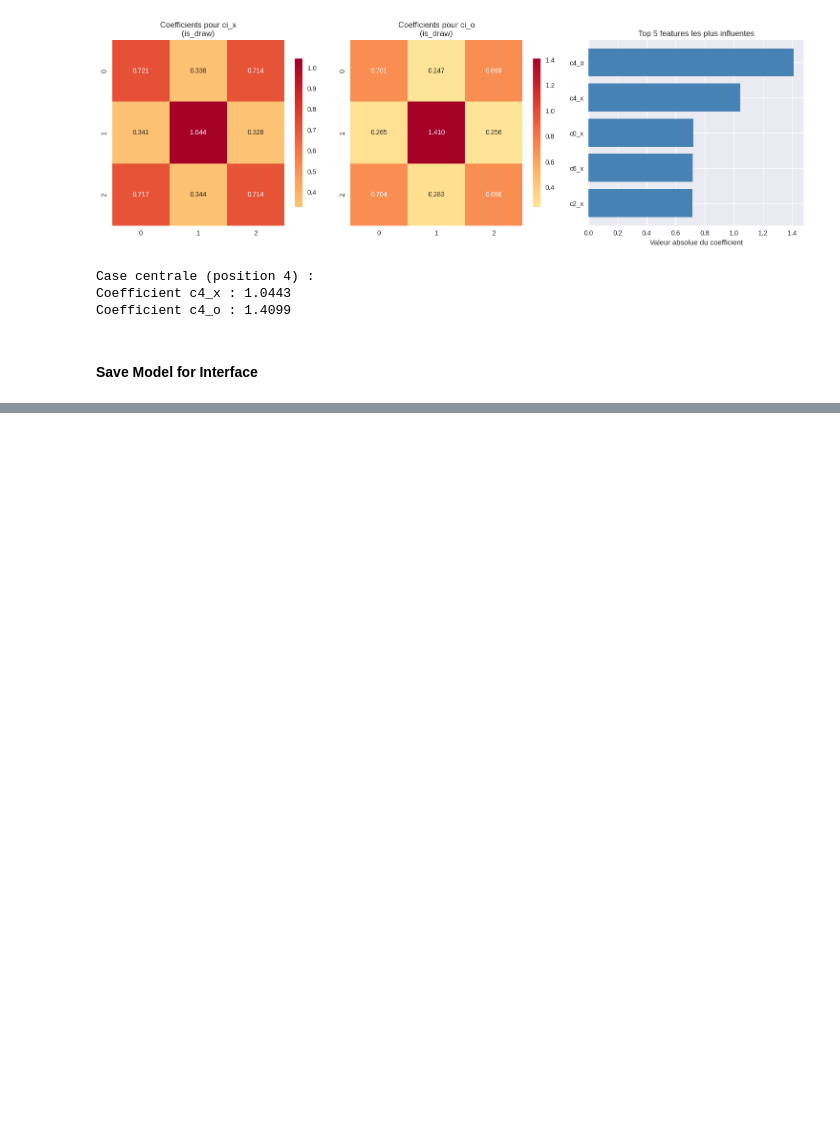
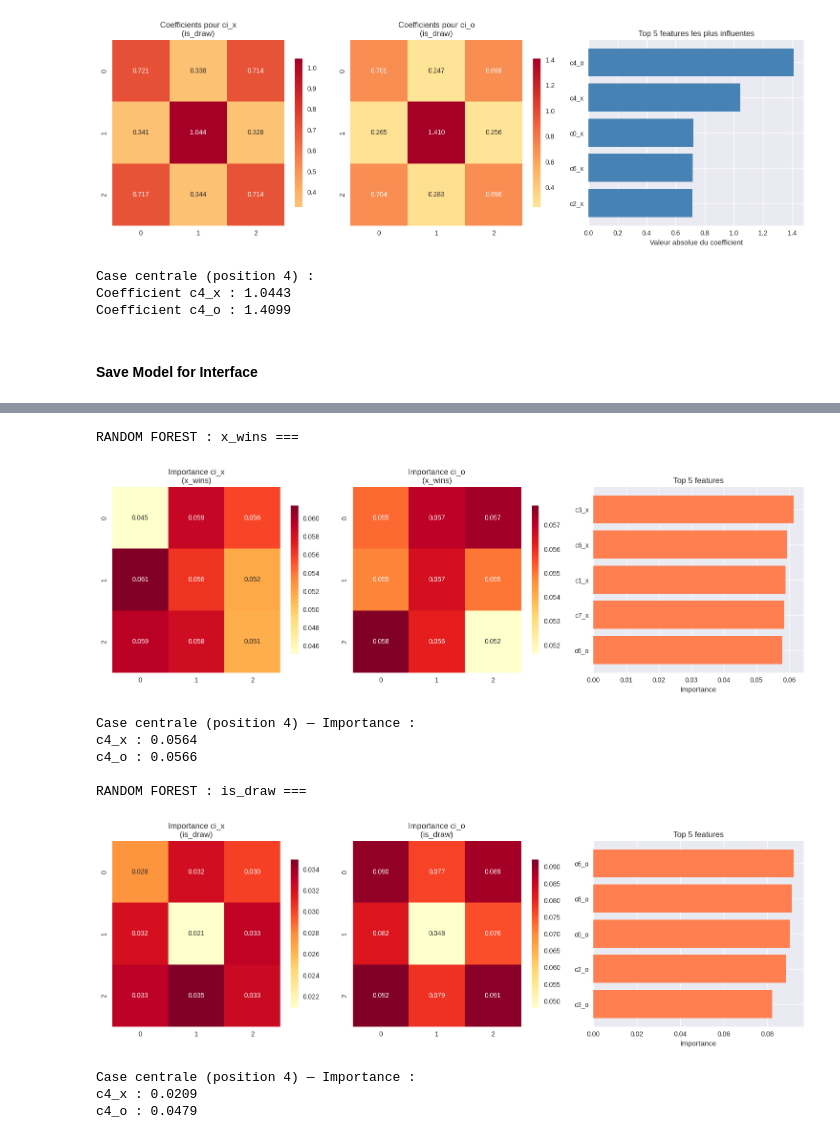
Before and after one commit to hardymanantsoa/msiminds, a Jupyter notebook: notebook.ipynb, the cells around one changed output, grey strips where cells are left out. Drawn from its saved outputs; the diff is of its cells as text; code cells hidden in the pictures; blank space fills up the shorter version.

```diff
--- a/notebook.ipynb
+++ b/notebook.ipynb
@@ -325,0 +387,7 @@ print("   - features_cols.pkl")
+# %%
+# Train model
+dt_draw = DecisionTreeClassifier(max_depth=10, random_state=42, min_samples_split=10)
+dt_draw.fit(X_train, y_draw_train)
+
+# Evaluate
+acc_dt_draw, f1_dt_draw = evaluate_model(dt_draw, X_test, y_draw_test, "Decision Tree", "is_draw")
@@ -325,0 +406,4 @@ print("   - features_cols.pkl")
+# %%
+rf_wins = RandomForestClassifier(n_estimators=100, max_depth=15, random_state=42, n_jobs=-1)
+rf_wins.fit(X_train, y_wins_train)
+acc_rf_wins, f1_rf_wins = evaluate_model(rf_wins, X_test, y_wins_test, "Random Forest", "x_wins")
@@ -325,0 +420,4 @@ print("   - features_cols.pkl")
+# %%
+rf_draw = RandomForestClassifier(n_estimators=100, max_depth=15, random_state=42, n_jobs=-1)
+rf_draw.fit(X_train, y_draw_train)
+acc_rf_draw, f1_rf_draw = evaluate_model(rf_draw, X_test, y_draw_test, "Random Forest", "is_draw")
@@ -325,0 +434,64 @@ print("   - features_cols.pkl")
+# %%
+def plot_feature_importance(model, target_name, feature_cols):
+    """Visualise l'importance des features sur un plateau 3x3"""
+
+    importances = model.feature_importances_
+
+    # Créer deux grilles 3x3
+    grid_x = np.zeros((3, 3))
+    grid_o = np.zeros((3, 3))
+
+    for i in range(9):
+        grid_x[i//3, i%3] = importances[feature_cols.index(f'c{i}_x')]
+        grid_o[i//3, i%3] = importances[feature_cols.index(f'c{i}_o')]
+
+    fig, axes = plt.subplots(1, 3, figsize=(15, 5))
+
+    # Heatmap pour X
+    sns.heatmap(grid_x, annot=True, fmt='.3f', cmap='YlOrRd', ax=axes[0],
+                cbar_kws={"shrink": 0.8})
+    axes[0].set_title(f'Importance ci_x\n({target_name})')
+
+    # Heatmap pour O
+    sns.heatmap(grid_o, annot=True, fmt='.3f', cmap='YlOrRd', ax=axes[1],
+                cbar_kws={"shrink": 0.8})
+    axes[1].set_title(f'Importance ci_o\n({target_name})')
+
+    # Top 5 features
+    imp_df = pd.DataFrame({'feature': feature_cols, 'importance': importances})
+    top5 = imp_df.nlargest(5, 'importance')
+
+    axes[2].barh(top5['feature'], top5['importance'], color='coral')
+    axes[2].set_xlabel('Importance')
+    axes[2].set_title('Top 5 features')
+    axes[2].invert_yaxis()
+
+    plt.tight_layout()
+    plt.show()
+
+    # Case centrale
+    center_x = importances[feature_cols.index('c4_x')]
+    center_o = importances[feature_cols.index('c4_o')]
+    print(f"\nCase centrale (position 4) — Importance :")
+    print(f"c4_x : {center_x:.4f}")
+    print(f"c4_o : {center_o:.4f}")
+
+# Pour Random Forest x_wins
+print("RANDOM FOREST : x_wins ===")
+plot_feature_importance(rf_wins, "x_wins", features_cols)
+
+# Pour Random Forest is_draw
+print("\nRANDOM FOREST : is_draw ===")
+plot_feature_importance(rf_draw, "is_draw", features_cols)
+# %% [output]
+RANDOM FOREST : x_wins ===
+[figure, added]
+Case centrale (position 4) — Importance :
+c4_x : 0.0564
+c4_o : 0.0566
+
+RANDOM FOREST : is_draw ===
+[figure, added]
+Case centrale (position 4) — Importance :
+c4_x : 0.0209
+c4_o : 0.0479
```
Also changed, not shown: parts of 27 cells of this notebook.
